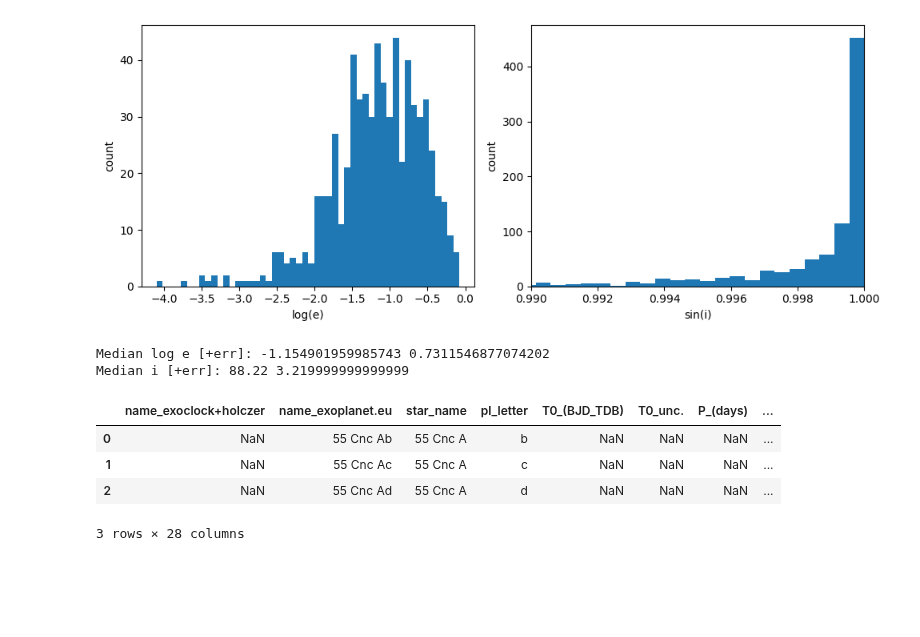
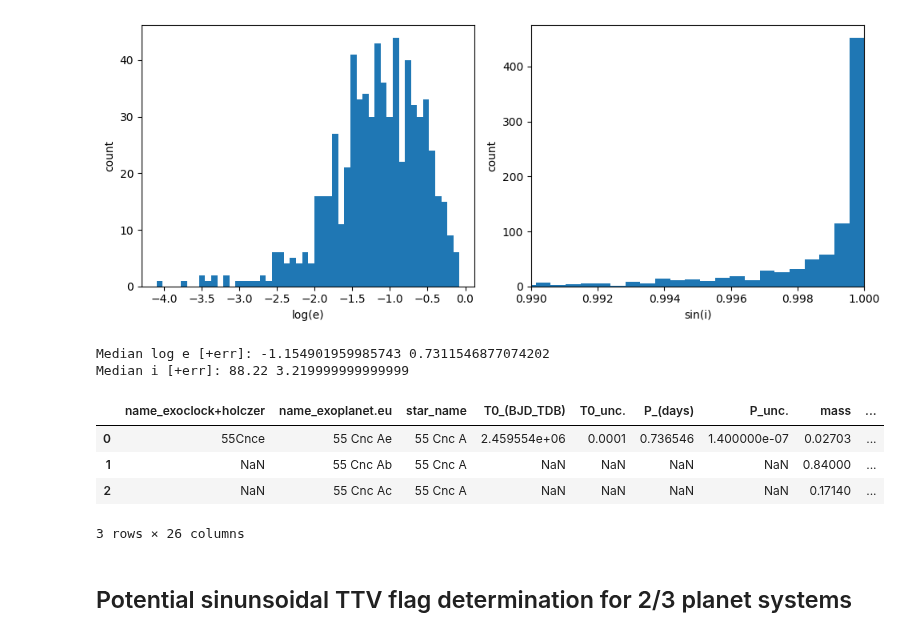
Before and after one commit to chatdanai-s/NATSUME, a Jupyter notebook: validation/Catalog_check/clean_data.ipynb, the cells around one changed output. Drawn from its saved outputs; the diff is of its cells as text; code cells hidden in the pictures; blank space fills up the shorter version.

```diff
--- a/validation/Catalog_check/clean_data.ipynb
+++ b/validation/Catalog_check/clean_data.ipynb
@@ -381,11 +381,11 @@ df_t0p_cat_count_otherplanets = df_t0p_cat_count.merge(
 ).drop(columns='alternate_names')
 
 # Counts unique planets per star_names and broadcasts back to all rows
-planet_count_per_system = (
-    df_t0p_cat_count_otherplanets.groupby('star_name')['name_exoplanet.eu']
-    .nunique()
+df_t0p_cat_count_otherplanets['planet_count'] = (
+    df_t0p_cat_count_otherplanets
+    .groupby('star_name')['star_name']
+    .transform('size')
 )
-df_t0p_cat_count_otherplanets['planet_count'] = df_t0p_cat_count_otherplanets['star_name'].map(planet_count_per_system)
 
 # As cleanup, remove rows where 'name_exoclock' AND 'star_name' are NaN
 df_t0p_cat_count_otherplanets = df_t0p_cat_count_otherplanets.dropna(subset=['name_exoclock+holczer', 'star_name'], how='all')
@@ -398,6 +398,7 @@ def insertStarName(planet_name, star_name, planet_count):
     df_t0p_cat_count_otherplanets.loc[mask, ['star_name', 'planet_count']] = [star_name, planet_count]
 insertStarName('TIC257060897b', 'TIC 257060897', 1)
 insertStarName('Kepler-747b', 'Kepler-747', 1)
+insertStarName('Kepler-896b', 'Kepler-896', 2)
 insertStarName('Kepler-896c', 'Kepler-896', 2)
 insertStarName('Kepler-1794b', 'Kepler-1794', 1)
 
@@ -719,14 +720,32 @@ df_t0p_cat_nasa_finale.loc[fillmask, ['mass', 'mass_error']] = (
     .apply(lambda r: pd.Series(radius_to_mass(r)))
     .values
 )
-
-# Export!
-EXPORT_FILENAME = r'data_cleaned\merged_exoclock_exoplanet.eu_nasa.csv'
-df_t0p_cat_nasa_finale.to_csv(EXPORT_FILENAME, index=False)
-df_t0p_cat_nasa_finale.head(3)
-# %% [output]
-|  | name_exoclock+holczer | name_exoplanet.eu | star_name | pl_letter | T0_(BJD_TDB) | T0_unc. | P_(days) | ... |
-| 0 | NaN | 55 Cnc Ab | 55 Cnc A | b | NaN | NaN | NaN | ... |
-| 1 | NaN | 55 Cnc Ac | 55 Cnc A | c | NaN | NaN | NaN | ... |
-| 2 | NaN | 55 Cnc Ad | 55 Cnc A | d | NaN | NaN | NaN | ... |
-3 rows × 28 columns
+# %%
+# Sort results
+df_t0p_cat_nasa_finale = df_t0p_cat_nasa_finale.sort_values(by=['star_name', 'orbital_period'], ascending=[True, True]).reset_index(drop=True)
+# Drop unused columns
+df_t0p_cat_nasa_finale = df_t0p_cat_nasa_finale.drop(columns=['pl_letter', 'mass_sini', 'mass_sini_error'])
+
+# Fill in missing Porb with exoclock
+df_t0p_cat_nasa_finale['orbital_period'] = df_t0p_cat_nasa_finale['orbital_period'].fillna(df_t0p_cat_nasa_finale['P_(days)'])
+df_t0p_cat_nasa_finale['orbital_period_error'] = df_t0p_cat_nasa_finale['orbital_period_error'].fillna(df_t0p_cat_nasa_finale['P_unc.'])
+
+
+# Planet_position
+df_t0p_cat_nasa_finale['planet_pos'] = (
+    df_t0p_cat_nasa_finale.groupby('star_name')['orbital_period']
+      .rank(method='first')
+      .astype(int)
+)
+# Export!
+EXPORT_FILENAME = r'data_cleaned\merged_exoclock_exoplanet.eu_nasa.csv'
+df_t0p_cat_nasa_finale.to_csv(EXPORT_FILENAME, index=False)
+df_t0p_cat_nasa_finale.head(3)
+# %% [output]
+|  | name_exoclock+holczer | name_exoplanet.eu | star_name | T0_(BJD_TDB) | T0_unc. | P_(days) | P_unc. | mass | ... |
+| 0 | 55Cnce | 55 Cnc Ae | 55 Cnc A | 2.459554e+06 | 0.0001 | 0.736546 | 1.400000e-07 | 0.02703 | ... |
+| 1 | NaN | 55 Cnc Ab | 55 Cnc A | NaN | NaN | NaN | NaN | 0.84000 | ... |
+| 2 | NaN | 55 Cnc Ac | 55 Cnc A | NaN | NaN | NaN | NaN | 0.17140 | ... |
+3 rows × 26 columns
+# %% [markdown]
+## Potential sinunsoidal TTV flag determination for 2/3 planet systems
```
Also changed, not shown: parts of 2 cells of this notebook, 7 other files.
